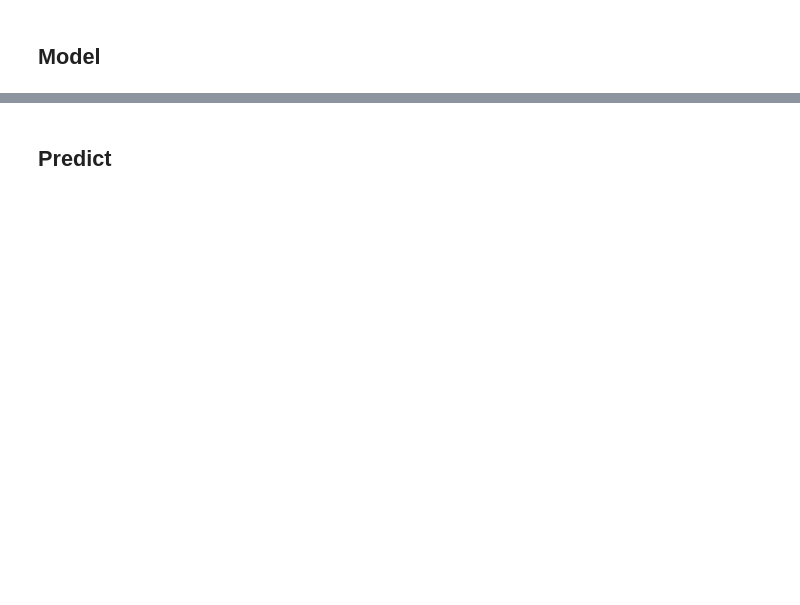
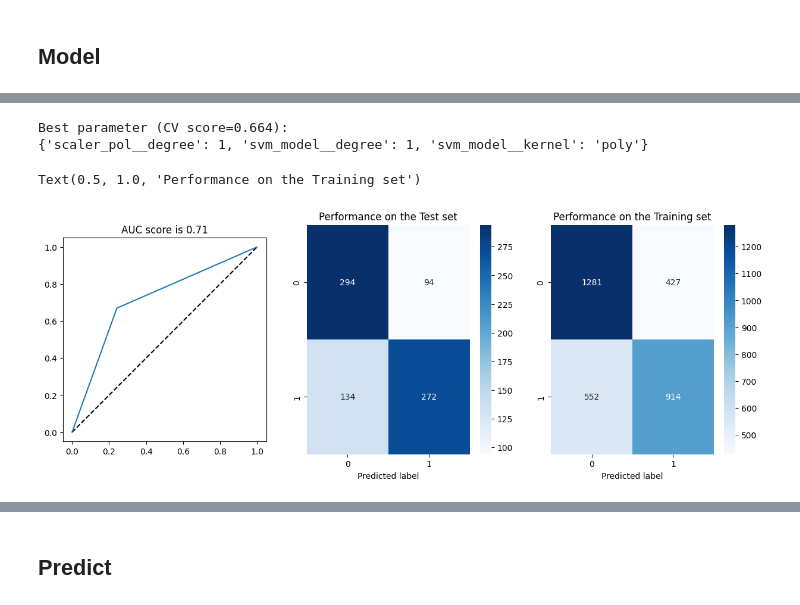
Before and after one commit to crestr25/Data-Projects, a Jupyter notebook: World Cup/World Cup.ipynb, the cells around one changed output, grey strips where cells are left out. Cells and saved outputs as stored; diff of their text form; code cells hidden in the pictures; blank space fills up the shorter version.

```diff
--- a/World Cup/World Cup.ipynb
+++ b/World Cup/World Cup.ipynb
@@ -161,0 +249,42 @@ array([[44,  0],
+# %%
+scaler_pol = PolynomialFeatures()
+
+svm_model = svm.SVC()
+pipe_svm_pol = Pipeline(steps=[("scaler_pol", scaler_pol), ("svm_model", svm_model)])
+
+# Parameters of pipelines can be set using '__' separated parameter names:
+param_grid = {
+    "svm_model__degree": (1, 2, 3),
+    "svm_model__kernel": ("poly",),
+    "scaler_pol__degree": (1, 2, 3)
+}
+search_svm_pol = GridSearchCV(pipe_svm_pol, param_grid, cv=3, scoring="f1", refit=True)
+search_svm_pol.fit(X, y)
+print("Best parameter (CV score=%0.3f):" % search_svm_pol.best_score_)
+print(search_svm_pol.best_params_)
+
+fpr, tpr, _ = roc_curve(y_test, search_svm_pol.best_estimator_.predict(X_test))
+plt.figure(figsize=(15,5))
+ax = plt.subplot(1,3,1)
+ax.plot([0, 1], [0, 1], 'k--')
+ax.plot(fpr, tpr)
+ax.set_title('AUC score is {0:0.2}'.format(roc_auc_score(y_test, search_svm_pol.best_estimator_.predict(X_test))))
+ax.set_aspect(1)
+
+ax = plt.subplot(1,3,2)
+cm = confusion_matrix(y_test, search_svm_pol.best_estimator_.predict(X_test))
+sns.heatmap(cm, cmap='Blues', clim = (0, cm.max()), annot=True, fmt="d")
+
+ax.set_xlabel('Predicted label')
+ax.set_title('Performance on the Test set')
+
+ax = plt.subplot(1,3,3)
+cm = confusion_matrix(y_train, search_svm_pol.best_estimator_.predict(X_train))
+sns.heatmap(cm, cmap='Blues', clim = (0, cm.max()), annot=True, fmt="d")
+ax.set_xlabel('Predicted label')
+ax.set_title('Performance on the Training set')
+# %% [output]
+Best parameter (CV score=0.664):
+{'scaler_pol__degree': 1, 'svm_model__degree': 1, 'svm_model__kernel': 'poly'}
+Text(0.5, 1.0, 'Performance on the Training set')
+[figure, added]
```
Also changed, not shown: parts of 24 cells of this notebook.
